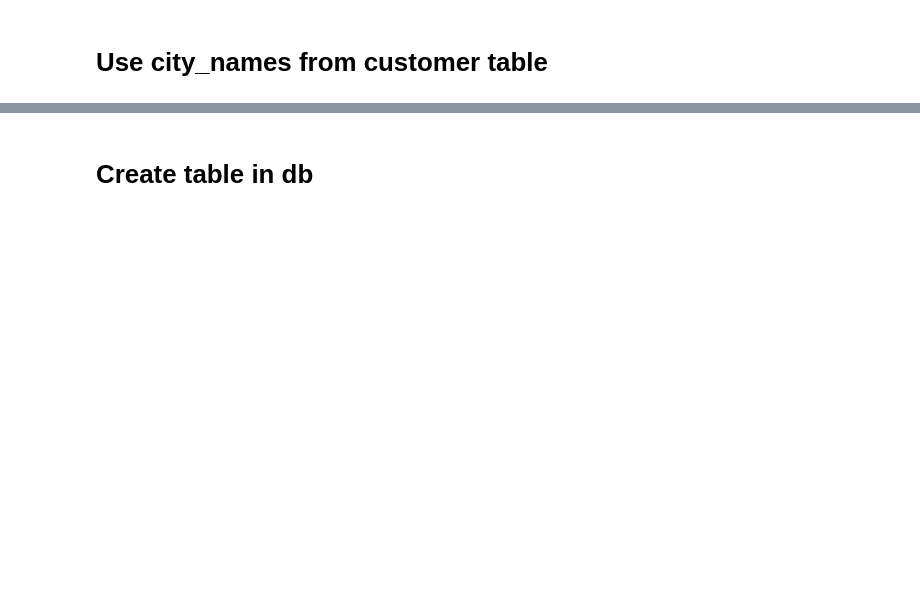
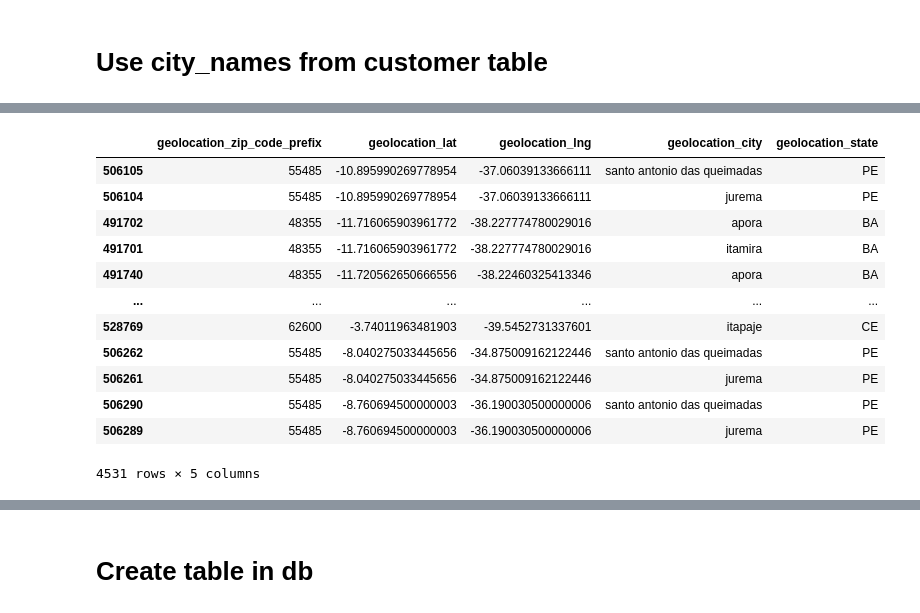
Before and after one commit to leepiau/jde03_olist, a Jupyter notebook: olist_geolocation.ipynb, the cells around one changed output, grey strips where cells are left out. Saved outputs shown, nothing was run; the diff lists cells and outputs as text; code cells hidden in the pictures; blank space fills up the shorter version.

```diff
--- a/olist_geolocation.ipynb
+++ b/olist_geolocation.ipynb
@@ -102,0 +369,19 @@ print('Unique city values: ', merged_df['geolocation_city'].nunique(), '\n', cit
+# %%
+# Check for duplicates based on location info only
+subset = ['geolocation_zip_code_prefix', 'geolocation_lat', 'geolocation_lng']
+loc_dupe = final_df.duplicated(subset = subset, keep = False)
+final_df[loc_dupe].sort_values(by = 'geolocation_lat')
+# %% [output]
+|  | geolocation_zip_code_prefix | geolocation_lat | geolocation_lng | geolocation_city | geolocation_state |
+| 506105 | 55485 | -10.895990269778954 | -37.06039133666111 | santo antonio das queimadas | PE |
+| 506104 | 55485 | -10.895990269778954 | -37.06039133666111 | jurema | PE |
+| 491702 | 48355 | -11.716065903961772 | -38.227774780029016 | apora | BA |
+| 491701 | 48355 | -11.716065903961772 | -38.227774780029016 | itamira | BA |
+| 491740 | 48355 | -11.720562650666556 | -38.22460325413346 | apora | BA |
+| ... | ... | ... | ... | ... | ... |
+| 528769 | 62600 | -3.74011963481903 | -39.5452731337601 | itapaje | CE |
+| 506262 | 55485 | -8.040275033445656 | -34.875009162122446 | santo antonio das queimadas | PE |
+| 506261 | 55485 | -8.040275033445656 | -34.875009162122446 | jurema | PE |
+| 506290 | 55485 | -8.760694500000003 | -36.190030500000006 | santo antonio das queimadas | PE |
+| 506289 | 55485 | -8.760694500000003 | -36.190030500000006 | jurema | PE |
+4531 rows × 5 columns
```
Also changed, not shown: parts of 47 cells of this notebook.
